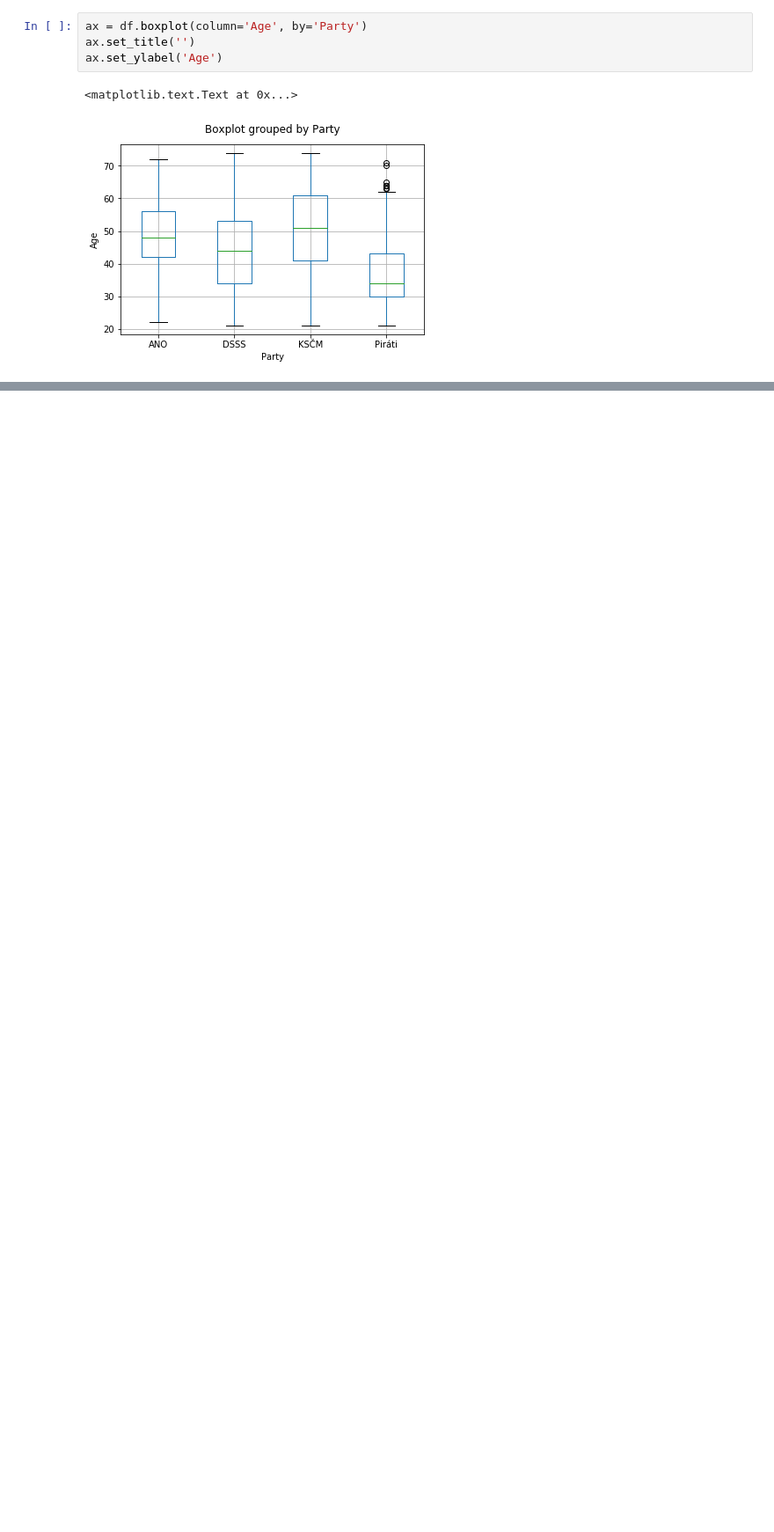
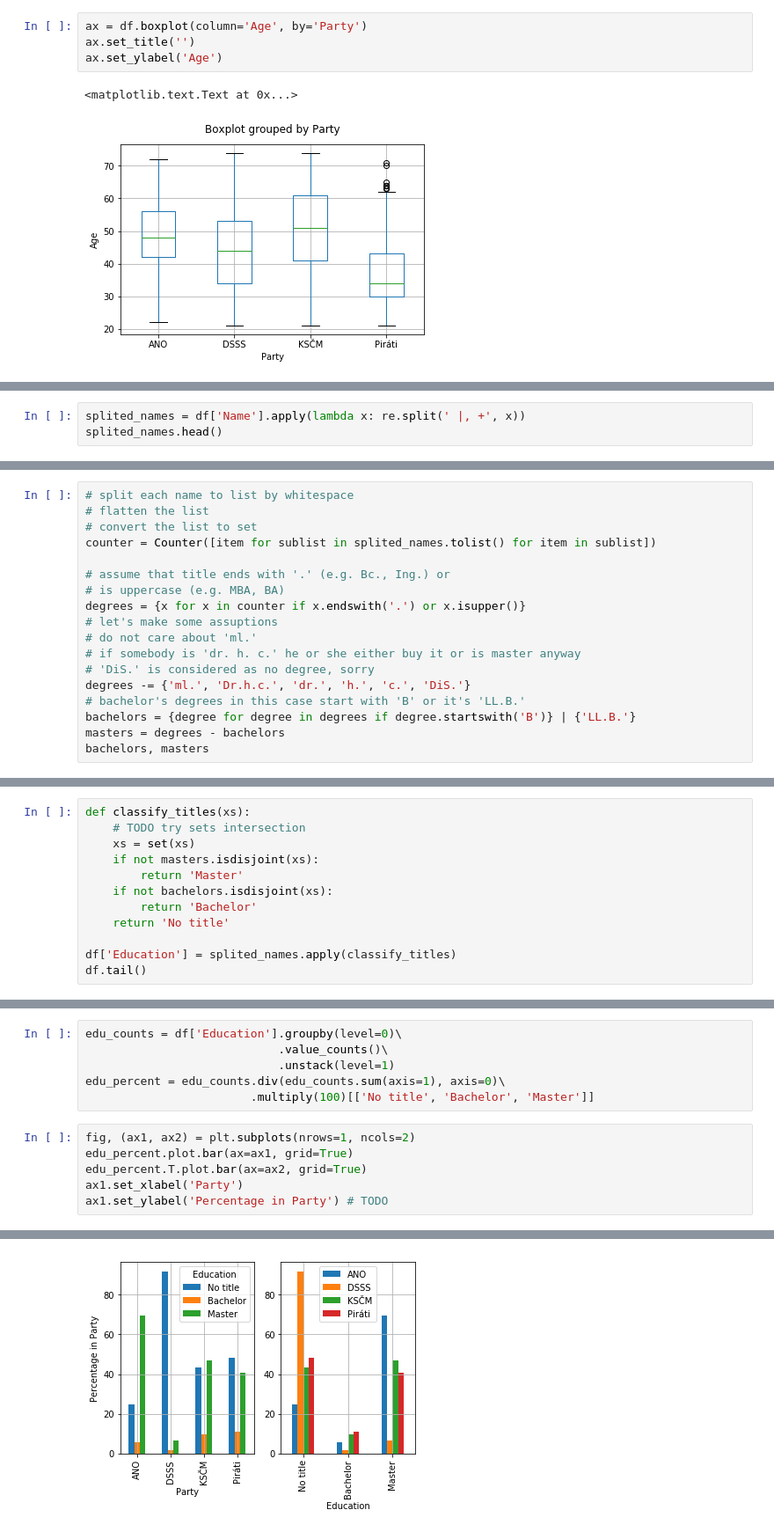
Before and after one commit to podondra/data-preprocessing, a Jupyter notebook: hw1/election-candidates.ipynb, the cells around one changed output, grey strips where cells are left out. Shown at 88% size. Saved outputs shown, nothing was run; the diff lists cells and outputs as text; blank space fills up the shorter version.

Commit message:
Add analysis of academic degrees

```diff
--- a/hw1/election-candidates.ipynb
+++ b/hw1/election-candidates.ipynb
@@ -99,2 +101,5 @@ Your visualisation should answer at least these questions:
 - How *'educated'* is each party compared to the others?
 - How frequent is each education level within all candidates?
+# %%
+splited_names = df['Name'].apply(lambda x: re.split(' |, +', x))
+splited_names.head()
@@ -100,0 +113,18 @@ Your visualisation should answer at least these questions:
+# %%
+# split each name to list by whitespace
+# flatten the list
+# convert the list to set
+counter = Counter([item for sublist in splited_names.tolist() for item in sublist])
+
+# assume that title ends with '.' (e.g. Bc., Ing.) or
+# is uppercase (e.g. MBA, BA)
+degrees = {x for x in counter if x.endswith('.') or x.isupper()}
+# let's make some assuptions
+# do not care about 'ml.'
+# if somebody is 'dr. h. c.' he or she either buy it or is master anyway
+# 'DiS.' is considered as no degree, sorry
+degrees -= {'ml.', 'Dr.h.c.', 'dr.', 'h.', 'c.', 'DiS.'}
+# bachelor's degrees in this case start with 'B' or it's 'LL.B.'
+bachelors = {degree for degree in degrees if degree.startswith('B')} | {'LL.B.'}
+masters = degrees - bachelors
+bachelors, masters
@@ -100,0 +149,12 @@ Your visualisation should answer at least these questions:
+# %%
+def classify_titles(xs):
+    # TODO try sets intersection
+    xs = set(xs)
+    if not masters.isdisjoint(xs):
+        return 'Master'
+    if not bachelors.isdisjoint(xs):
+        return 'Bachelor'
+    return 'No title'
+
+df['Education'] = splited_names.apply(classify_titles)
+df.tail()
@@ -100,0 +168,13 @@ Your visualisation should answer at least these questions:
+# %%
+edu_counts = df['Education'].groupby(level=0)\
+                            .value_counts()\
+                            .unstack(level=1)
+edu_percent = edu_counts.div(edu_counts.sum(axis=1), axis=0)\
+                        .multiply(100)[['No title', 'Bachelor', 'Master']]
+# %%
+fig, (ax1, ax2) = plt.subplots(nrows=1, ncols=2)
+edu_percent.plot.bar(ax=ax1, grid=True)
+edu_percent.T.plot.bar(ax=ax2, grid=True)
+ax1.set_xlabel('Party')
+ax1.set_ylabel('Percentage in Party') # TODO
+# %% [output]
@@ -100,0 +182 @@ Your visualisation should answer at least these questions:
+[figure, added]
```
Also changed, not shown: parts of 7 cells of this notebook.
